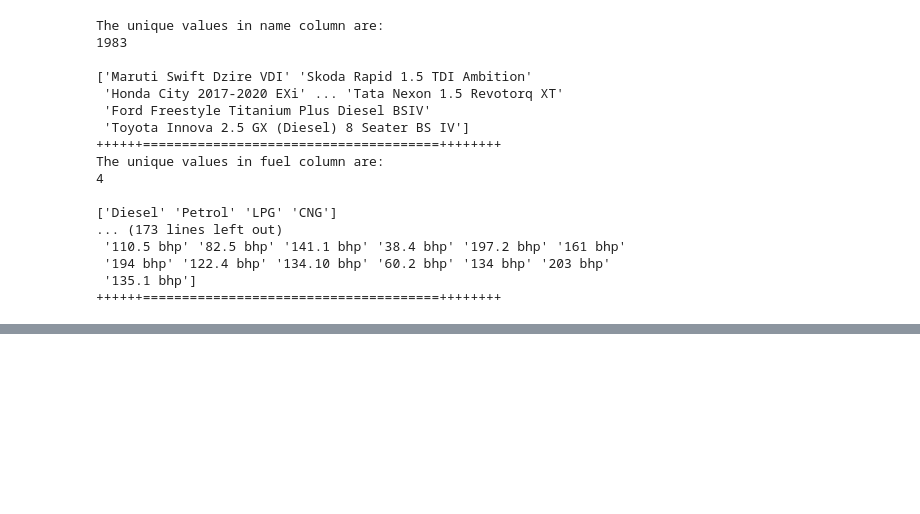
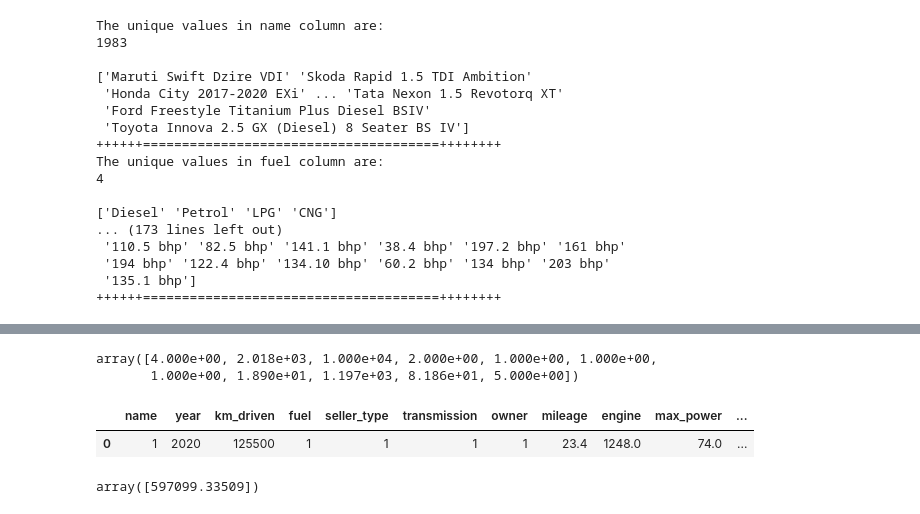
Before and after one commit to abhay-mhatre/car-price-prediction, a Jupyter notebook: car-price-prediction.ipynb, the cells around one changed output, grey strips where cells are left out. Saved outputs shown, nothing was run; the diff lists cells and outputs as text; code cells hidden in the pictures; blank space fills up the shorter version.

```diff
--- a/car-price-prediction.ipynb
+++ b/car-price-prediction.ipynb
@@ -191,0 +235,9 @@ cars_data.drop(columns = ['max_power1'], inplace = True)
+# %%
+# Splitting data between input and output.
+
+input_data = cars_data.drop(columns = ['selling_price'])
+output_data = cars_data['selling_price']
+# %%
+# Splitting in training and testing data:
+
+xtrain, xtest, ytrain, ytest = train_test_split(input_data, output_data, test_size = 0.2)
@@ -191,0 +246,3 @@ cars_data.drop(columns = ['max_power1'], inplace = True)
+# %%
+# Linear Regression object
+model = LinearRegression()
@@ -191,0 +281,17 @@ cars_data.drop(columns = ['max_power1'], inplace = True)
+# %%
+xtrain.iloc[0].values
+# %% [output]
+array([4.000e+00, 2.018e+03, 1.000e+04, 2.000e+00, 1.000e+00, 1.000e+00,
+       1.000e+00, 1.890e+01, 1.197e+03, 8.186e+01, 5.000e+00])
+# %%
+sample_values = [1,2020,125500,1,1,1,1,23.4,1248.0,74.0,5.0]
+
+input_df = pd.DataFrame([sample_values], columns = xtrain.columns)
+input_df
+# %% [output]
+|  | name | year | km_driven | fuel | seller_type | transmission | owner | mileage | engine | max_power | ... |
+| 0 | 1 | 2020 | 125500 | 1 | 1 | 1 | 1 | 23.4 | 1248.0 | 74.0 | ... |
+# %%
+model.predict(input_df) # playing around the values in 'sample_values', like changing the year, or mileage
+# %% [output]
+array([597099.33509])
```
Also changed, not shown: parts of 32 cells of this notebook.
